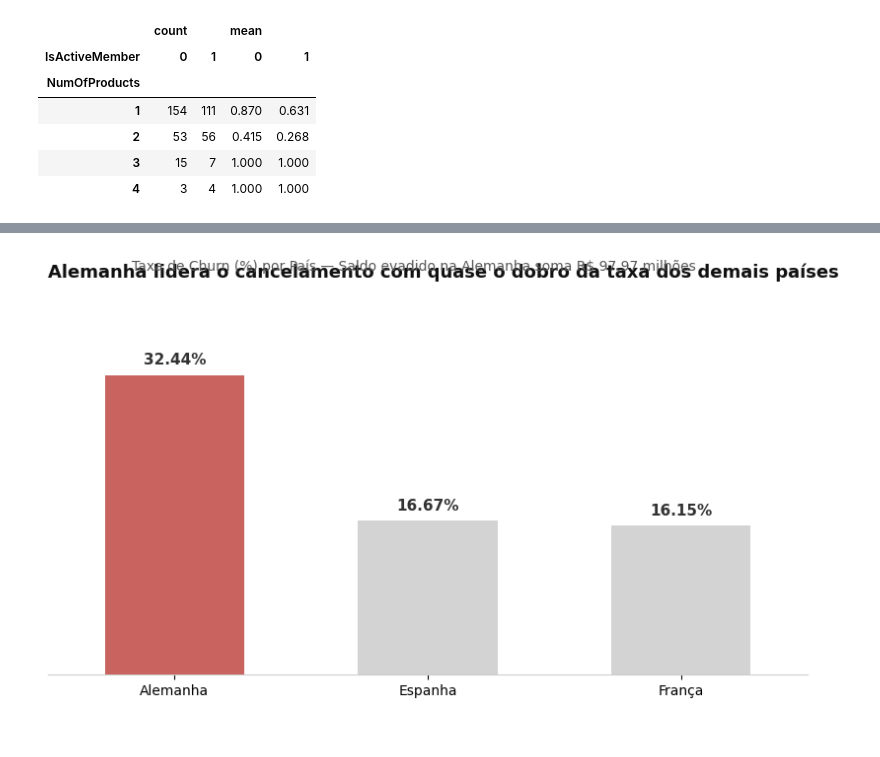
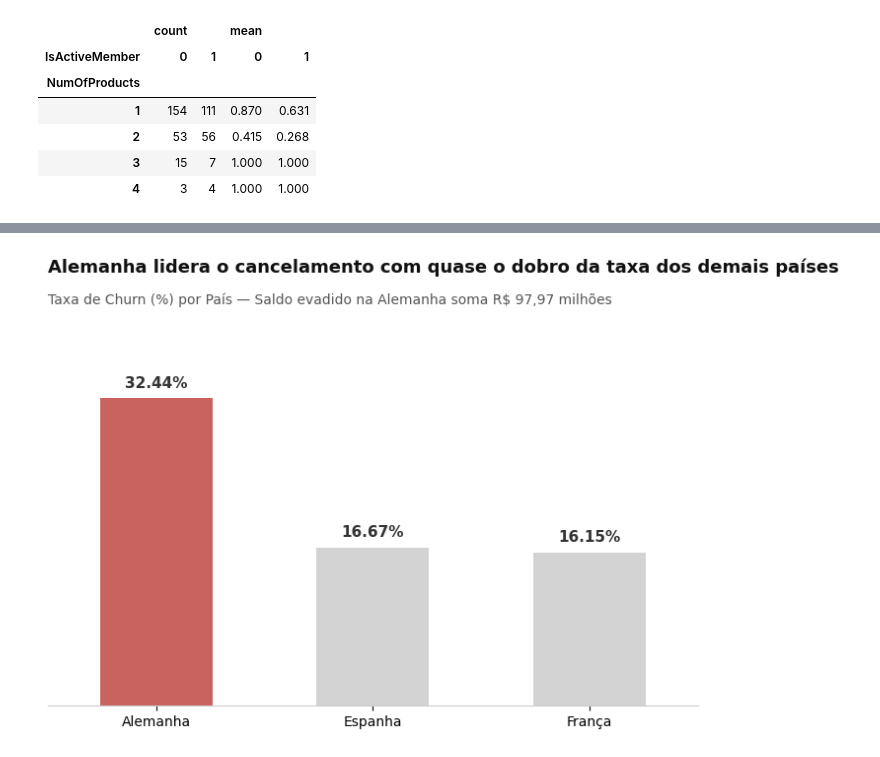
Before and after one commit to thuinny/bank-customer-churn-analysis, a Jupyter notebook: analise_churn_bancario.ipynb, the cells around one changed output, grey strips where cells are left out. Drawn from its saved outputs; the diff is of its cells as text; code cells hidden in the pictures.

```diff
--- a/analise_churn_bancario.ipynb
+++ b/analise_churn_bancario.ipynb
@@ -476,17 +493,15 @@ import seaborn as sns
 import pandas as pd
 import numpy as np
 
-# 1. Configuração global de estilo executivo
 plt.rcParams['font.sans-serif'] = 'DejaVu Sans'
 plt.rcParams['axes.edgecolor'] = '#CCCCCC'
 plt.rcParams['axes.linewidth'] = 0.8
 
-COR_DESTAQUE = '#D9534F'   # Coral/Vermelho para alertas de churn
-COR_RETENCAO = '#1B365D'   # Azul marinho para ponto ideal/retenção
-COR_NEUTRA   = '#D3D3D3'   # Cinza claro para contexto
+COR_DESTAQUE = '#D9534F'
+COR_RETENCAO = '#1B365D'
+COR_NEUTRA   = '#D3D3D3'
 
-# Função auxiliar para adicionar rótulos de porcentagem nas barras
-def adicionar_rotulos(ax, formato='{:.1f}%', offset=1.2):
+def adicionar_rotulos(ax, formato='{:.2f}%', offset=1.2):
     for p in ax.patches:
         altura = p.get_height()
         if not np.isnan(altura) and altura > 0:
@@ -497,32 +512,40 @@ def adicionar_rotulos(ax, formato='{:.1f}%', offset=1.2):
                 fontsize=11, fontweight='bold', color='#333333'
             )
 
+def aplicar_cabecalho(ax, titulo, subtitulo):
+    ax.text(0, 1.13, titulo, transform=ax.transAxes,
+            fontsize=13, fontweight='bold', color='#111111', ha='left', va='bottom')
+    ax.text(0, 1.05, subtitulo, transform=ax.transAxes,
+            fontsize=10, color='#555555', ha='left', va='bottom')
+
 # ==============================================================================
-# GRÁFICO 1: Taxa de Churn por País (Destaque para a Alemanha)
+# GRÁFICO 1: Taxa de Churn por País
 # ==============================================================================
-fig, ax = plt.subplots(figsize=(8, 5))
+fig, ax = plt.subplots(figsize=(8.5, 5))
 
 churn_pais = (df.groupby('Geography')['Exited'].mean() * 100).sort_values(ascending=False).reset_index()
 churn_pais['Geography'] = churn_pais['Geography'].replace({'Germany': 'Alemanha', 'Spain': 'Espanha', 'France': 'França'})
 cores_pais = [COR_DESTAQUE if x == 'Alemanha' else COR_NEUTRA for x in churn_pais['Geography']]
 
-sns.barplot(data=churn_pais, x='Geography', y='Exited', palette=cores_pais, ax=ax, width=0.55)
-adicionar_rotulos(ax, formato='{:.2f}%', offset=0.8)
+sns.barplot(data=churn_pais, x='Geography', y='Exited', hue='Geography', palette=cores_pais, legend=False, ax=ax, width=0.52)
+adicionar_rotulos(ax, offset=0.8)
+aplicar_cabecalho(
+    ax,
+    'Alemanha lidera o cancelamento com quase o dobro da taxa dos demais países',
+    'Taxa de Churn (%) por País — Saldo evadido na Alemanha soma R$ 97,97 milhões'
+)
 
-ax.set_title('Alemanha lidera o cancelamento com quase o dobro da taxa dos demais países', fontsize=13, fontweight='bold', loc='left', pad=20, color='#111111')
-plt.suptitle('Taxa de Churn (%) por País — Saldo evadido na Alemanha soma R$ 97,97 milhões', fontsize=10, color='#555555', x=0.125, y=0.92, ha='left')
 ax.set_xlabel('')
 ax.set_ylabel('')
 ax.set_ylim(0, 40)
 ax.yaxis.set_visible(False)
 sns.despine(left=True, top=True, right=True)
 
-plt.tight_layout()
-plt.savefig('1_churn_por_pais.png', dpi=300, bbox_inches='tight')
+plt.savefig('1_churn_por_pais.png', dpi=300, bbox_inches='tight', pad_inches=0.25)
 plt.show()
 
 # ==============================================================================
-# GRÁFICO 2: Taxa de Churn por Faixa Etária (Destaque para 46-55 anos)
+# GRÁFICO 2: Taxa de Churn por Faixa Etária
 # ==============================================================================
 fig, ax = plt.subplots(figsize=(9, 5))
 
@@ -533,75 +556,77 @@ df['Faixa_Etaria'] = pd.cut(df['Age'], bins=bins, labels=labels)
 churn_idade = (df.groupby('Faixa_Etaria', observed=False)['Exited'].mean() * 100).reset_index()
 cores_idade = [COR_DESTAQUE if x == '46-55' else COR_NEUTRA for x in churn_idade['Faixa_Etaria']]
 
-sns.barplot(data=churn_idade, x='Faixa_Etaria', y='Exited', palette=cores_idade, ax=ax, width=0.6)
-adicionar_rotulos(ax, formato='{:.2f}%', offset=1.2)
+sns.barplot(data=churn_idade, x='Faixa_Etaria', y='Exited', hue='Faixa_Etaria', palette=cores_idade, legend=False, ax=ax, width=0.58)
+adicionar_rotulos(ax, offset=1.2)
+aplicar_cabecalho(
+    ax,
+    'Mais da metade dos clientes entre 46 e 55 anos encerraram a conta',
+    'Taxa de Churn (%) por Faixa Etária'
+)
 
-ax.set_title('Mais da metade dos clientes entre 46 e 55 anos encerraram a conta', fontsize=13, fontweight='bold', loc='left', pad=20, color='#111111')
-plt.suptitle('Taxa de Churn (%) por Faixa Etária', fontsize=10, color='#555555', x=0.125, y=0.92, ha='left')
 ax.set_xlabel('Faixa Etária (Anos)', fontsize=10, color='#555555', labelpad=10)
 ax.set_ylabel('')
 ax.set_ylim(0, 60)
 ax.yaxis.set_visible(False)
 sns.despine(left=True, top=True, right=True)
 
-plt.tight_layout()
-plt.savefig('2_churn_por_idade.png', dpi=300, bbox_inches='tight')
+plt.savefig('2_churn_por_idade.png', dpi=300, bbox_inches='tight', pad_inches=0.25)
 plt.show()
 
 # ==============================================================================
-# GRÁFICO 3: Quantidade de Produtos (Ponto ótimo vs. Evasão em massa)
+# GRÁFICO 3: Quantidade de Produtos
 # ==============================================================================
-fig, ax = plt.subplots(figsize=(8.5, 5))
+fig, ax = plt.subplots(figsize=(8.8, 5))
 
 churn_prod = (df.groupby('NumOfProducts')['Exited'].mean() * 100).reset_index()
 churn_prod['Label'] = churn_prod['NumOfProducts'].astype(str) + ' produto(s)'
 
-cores_prod = []
-for n in churn_prod['NumOfProducts']:
-    if n == 2:
-        cores_prod.append(COR_RETENCAO) # Ponto ideal
-    elif n in [3, 4]:
-        cores_prod.append(COR_DESTAQUE) # Alerta crítico
-    else:
-        cores_prod.append(COR_NEUTRA)
+cores_prod = [
+    COR_RETENCAO if n == 2 else (COR_DESTAQUE if n in [3, 4] else COR_NEUTRA)
+    for n in churn_prod['NumOfProducts']
+]
 
-sns.barplot(data=churn_prod, x='Label', y='Exited', palette=cores_prod, ax=ax, width=0.55)
-adicionar_rotulos(ax, formato='{:.2f}%', offset=2.0)
+sns.barplot(data=churn_prod, x='Label', y='Exited', hue='Label', palette=cores_prod, legend=False, ax=ax, width=0.52)
+adicionar_rotulos(ax, offset=2.0)
+aplicar_cabecalho(
+    ax,
+    '2 produtos é o ponto ideal de retenção; 3 ou 4 geram abandono em massa',
+    'Taxa de Churn (%) por Quantidade de Produtos Contratados'
+)
 
-ax.set_title('2 produtos é o ponto ideal de retenção; 3 ou 4 geram abandono em massa', fontsize=13, fontweight='bold', loc='left', pad=20, color='#111111')
-plt.suptitle('Taxa de Churn (%) por Quantidade de Produtos Contratados', fontsize=10, color='#555555', x=0.125, y=0.92, ha='left')
 ax.set_xlabel('')
 ax.set_ylabel('')
 ax.set_ylim(0, 115)
 ax.yaxis.set_visible(False)
 sns.despine(left=True, top=True, right=True)
 
-plt.tight_layout()
-plt.savefig('3_churn_por_produtos.png', dpi=300, bbox_inches='tight')
+plt.savefig('3_churn_por_produtos.png', dpi=300, bbox_inches='tight', pad_inches=0.25)
 plt.show()
 
 # ==============================================================================
-# GRÁFICO 4: Engajamento (Membros Ativos vs. Inativos)
+# GRÁFICO 4: Engajamento (Ativos vs. Inativos)
 # ==============================================================================
-fig, ax = plt.subplots(figsize=(7, 4.8))
+fig, ax = plt.subplots(figsize=(7.5, 4.8))
 
 churn_ativo = (df.groupby('IsActiveMember')['Exited'].mean() * 100).reset_index()
 churn_ativo['Status'] = churn_ativo['IsActiveMember'].map({0: 'Membro Inativo', 1: 'Membro Ativo'})
 churn_ativo = churn_ativo.sort_values(by='Exited', ascending=False)
 cores_ativo = [COR_DESTAQUE, COR_RETENCAO]
 
-sns.barplot(data=churn_ativo, x='Status', y='Exited', palette=cores_ativo, ax=ax, width=0.45)
-adicionar_rotulos(ax, formato='{:.2f}%', offset=0.8)
+sns.barplot(data=churn_ativo, x='Status', y='Exited', hue='Status', palette=cores_ativo, legend=False, ax=ax, width=0.42)
+adicionar_rotulos(ax, offset=0.8)
+aplicar_cabecalho(
+    ax,
+    'Clientes inativos cancelam quase o dobro em relação aos ativos',
+    'Taxa de Churn (%) por Status de Atividade na Conta'
+)
 
-ax.set_title('Clientes inativos cancelam quase o dobro em relação aos ativos', fontsize=13, fontweight='bold', loc='left', pad=20, color='#111111')
-plt.suptitle('Taxa de Churn (%) por Status de Atividade na Conta', fontsize=10, color='#555555', x=0.125, y=0.92, ha='left')
 ax.set_xlabel('')
 ax.set_ylabel('')
 ax.set_ylim(0, 34)
 ax.yaxis.set_visible(False)
 sns.despine(left=True, top=True, right=True)
 
-plt.tight_layout()
-plt.savefig('4_churn_engajamento.png', dpi=300, bbox_inches='tight')
+plt.savefig('4_churn_engajamento.png', dpi=300, bbox_inches='tight', pad_inches=0.25)
 plt.show()
 # %% [output]
@@ -611 +633 @@ Passing `palette` without assigning `hue` is deprecated and will be removed in v
-[figure, old version]
+[figure, new version]
```
Also changed, not shown: parts of 6 cells of this notebook.
